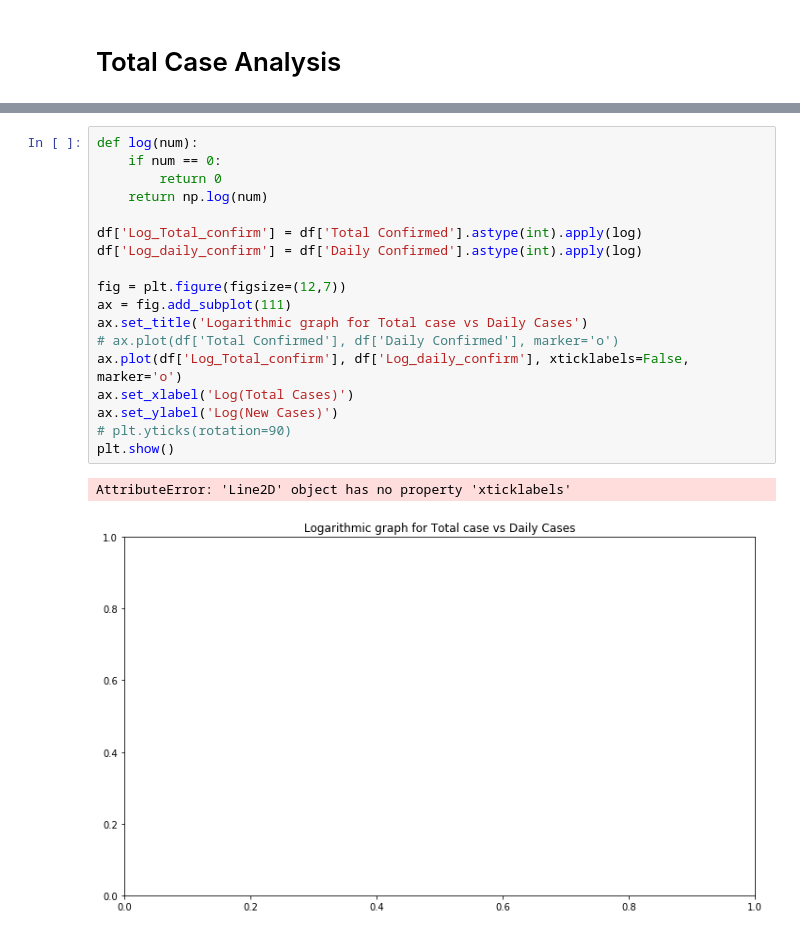
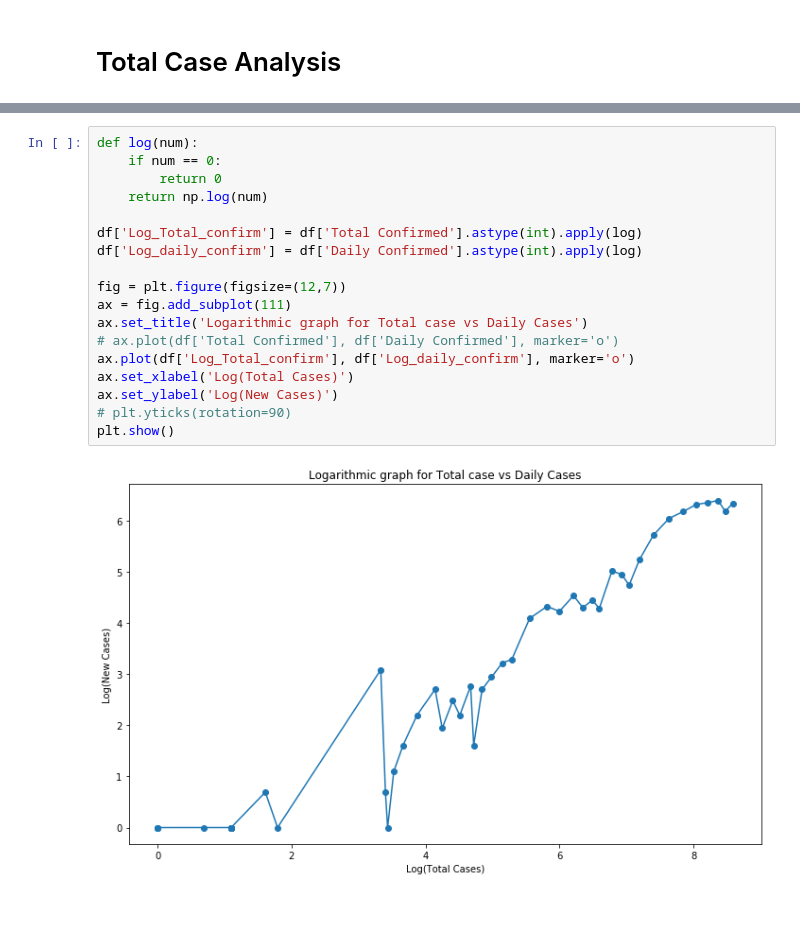
Before and after one commit to rayshu/CoVID-Tracker-India, a Jupyter notebook: Trend Analysis.ipynb, the cells around one changed output, grey strips where cells are left out. Drawn from its saved outputs; the diff is of its cells as text; blank space fills up the shorter version.

```diff
--- a/Trend Analysis.ipynb
+++ b/Trend Analysis.ipynb
@@ -101,21 +101,20 @@ plt.show()
 # %%
 def log(num):
     if num == 0:
         return 0
     return np.log(num)
 
 df['Log_Total_confirm'] = df['Total Confirmed'].astype(int).apply(log)
 df['Log_daily_confirm'] = df['Daily Confirmed'].astype(int).apply(log)
 
 fig = plt.figure(figsize=(12,7))
 ax = fig.add_subplot(111)
 ax.set_title('Logarithmic graph for Total case vs Daily Cases')
 # ax.plot(df['Total Confirmed'], df['Daily Confirmed'], marker='o')
-ax.plot(df['Log_Total_confirm'], df['Log_daily_confirm'], xticklabels=False, marker='o')
+ax.plot(df['Log_Total_confirm'], df['Log_daily_confirm'], marker='o')
 ax.set_xlabel('Log(Total Cases)')
 ax.set_ylabel('Log(New Cases)')
 # plt.yticks(rotation=90)
 plt.show()
 # %% [output]
-AttributeError: 'Line2D' object has no property 'xticklabels'
-[figure, old version]
+[figure, new version]
```
Also changed, not shown: parts of 2 cells of this notebook.
